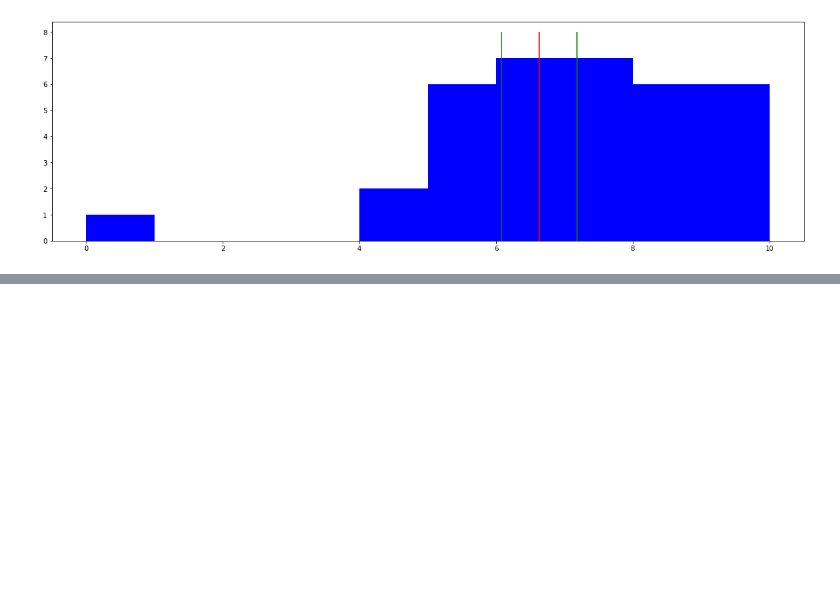
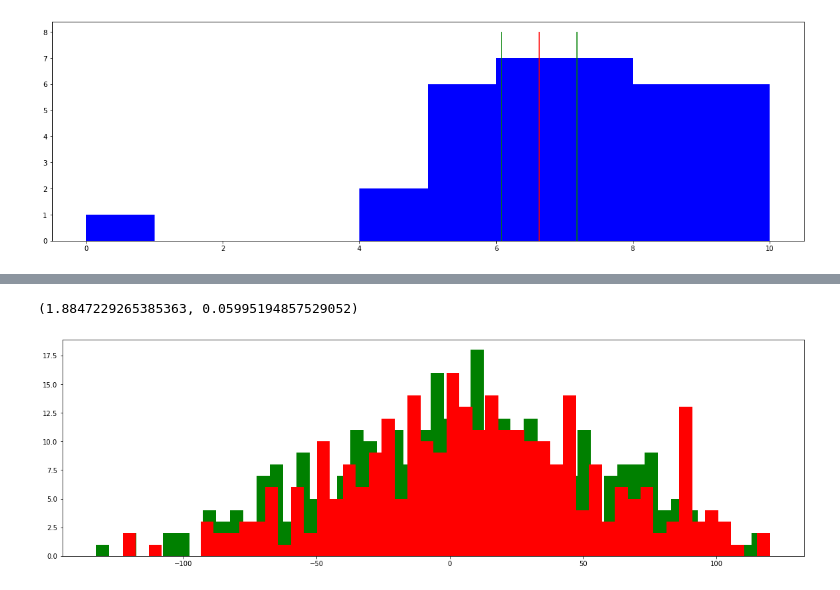
Before and after one commit to shmele777/netology, a Jupyter notebook: lesson_20/lesson_20_dz.ipynb, the cells around one changed output, grey strips where cells are left out. Saved outputs shown, nothing was run; the diff lists cells and outputs as text; code cells hidden in the pictures; blank space fills up the shorter version.

```diff
--- a/lesson_20/lesson_20_dz.ipynb
+++ b/lesson_20/lesson_20_dz.ipynb
@@ -138,0 +139,17 @@ statistic: 7.35744682757447 pvalue: 2.1159475572725764e-11
+# %%
+# Задание 8
+a = 0.05
+
+np.random.seed(11)
+A = stats.norm.rvs(scale=50,loc=10,size=300)
+B = A+stats.norm.rvs(scale=10,loc=-7.5,size=300)
+# %%
+stat, pvalue = stats.ttest_ind(A, B)
+stat, pvalue
+# %% [output]
+(1.8847229265385363, 0.05995194857529052)
+# %%
+plt.hist(B, bins=50, color='g');
+plt.hist(A, bins=50, color='r');
+# %% [output]
+[figure, added]
```
Also changed, not shown: parts of 8 cells of this notebook.
